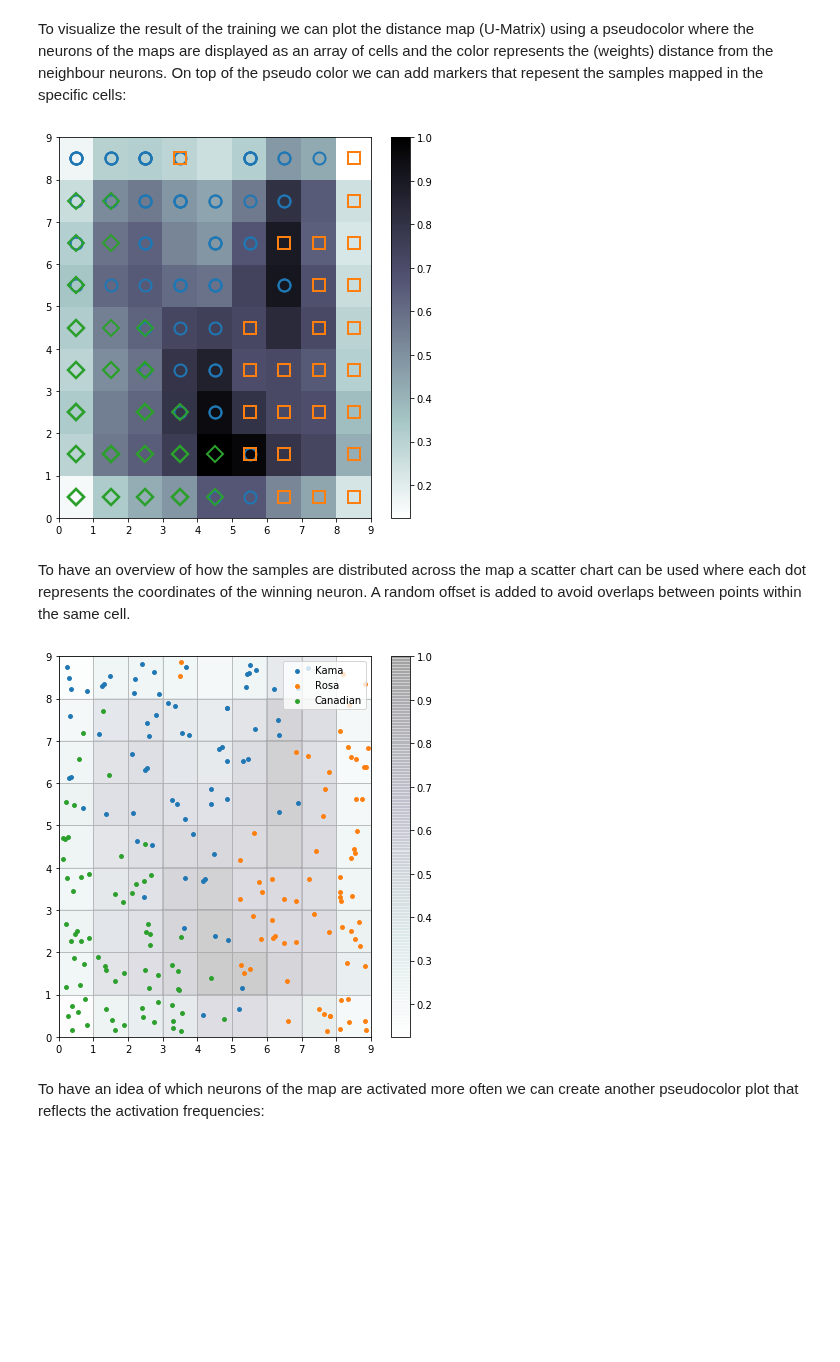
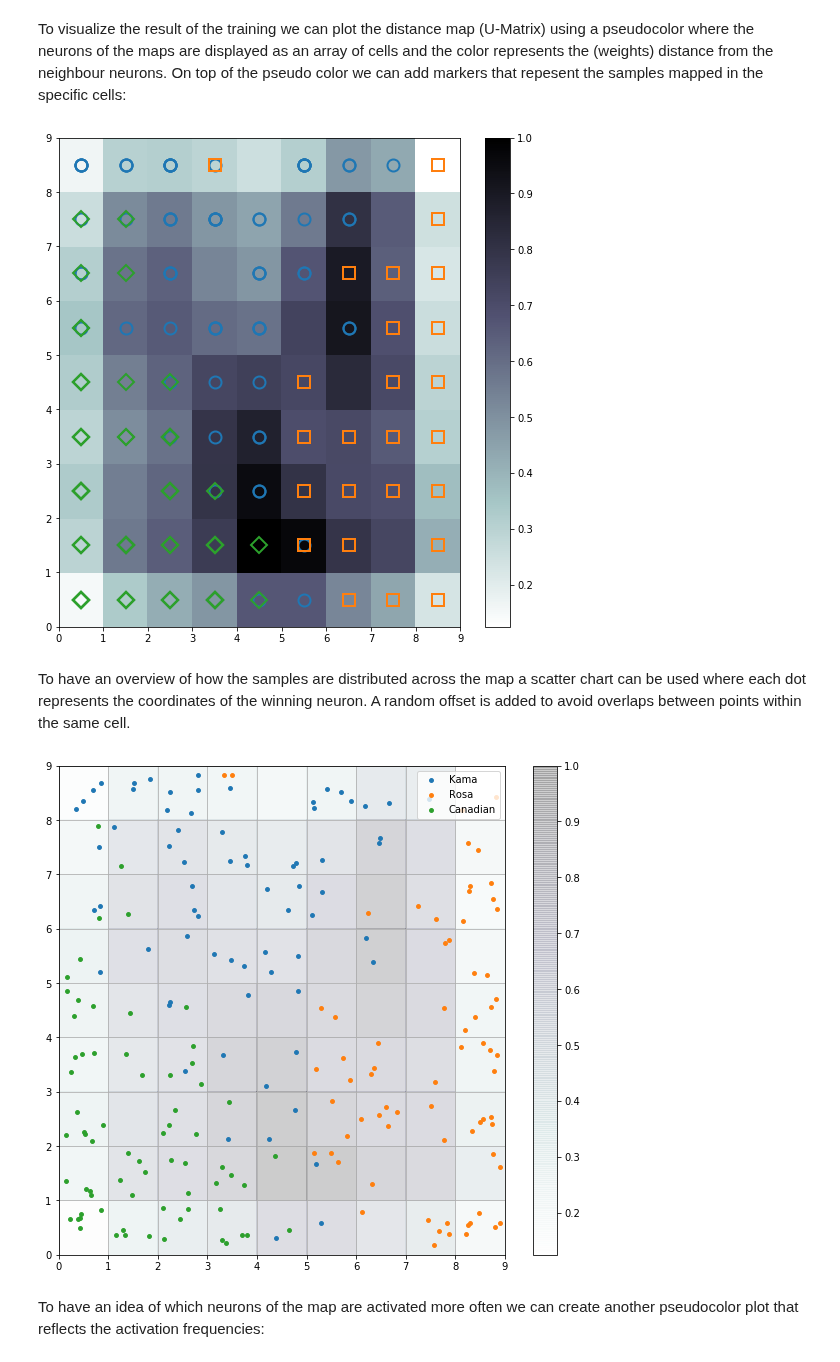
Before and after one commit to JustGlowing/minisom, a Jupyter notebook: examples/BasicUsage.ipynb, the cells around one changed output. Saved outputs shown, nothing was run; the diff lists cells and outputs as text; code cells hidden in the pictures; blank space fills up the shorter version.

Commit message:
main chart resize

```diff
--- a/examples/BasicUsage.ipynb
+++ b/examples/BasicUsage.ipynb
@@ -40,7 +40,7 @@ To visualize the result of the training we can plot the distance map (U-Matrix)
 import matplotlib.pyplot as plt
 %matplotlib inline
 
-plt.figure(figsize=(7, 7))
+plt.figure(figsize=(9, 9))
 
 plt.pcolor(som.distance_map().T, cmap='bone_r')  # plotting the distance map as background
 plt.colorbar()
@@ -57,29 +57,29 @@ for cnt, xx in enumerate(data):
 
 plt.show()
 # %% [output]
-[figure, old version]
+[figure, new version]
 # %% [markdown]
 To have an overview of how the samples are distributed across the map a scatter chart can be used where each dot represents the coordinates of the winning neuron. A random offset is added to avoid overlaps between points within the same cell.
 # %%
 w_x, w_y = zip(*[som.winner(d) for d in data])
 w_x = np.array(w_x)
 w_y = np.array(w_y)
 
-plt.figure(figsize=(7, 7))
+plt.figure(figsize=(10, 9))
 plt.pcolor(som.distance_map().T, cmap='bone_r', alpha=.2)
 plt.colorbar()
 
 for c in np.unique(target):
     idx_target = target==c
     plt.scatter(w_x[idx_target]+.5+(np.random.rand(np.sum(idx_target))-.5)*.8,
                 w_y[idx_target]+.5+(np.random.rand(np.sum(idx_target))-.5)*.8,
                 s=15, c=colors[c-1], label=label_names[c])
 plt.legend(loc='upper right')
 plt.grid()
 plt.savefig('resulting_images/som_seed.png')
 plt.show()
 # %% [output]
-[figure, old version]
+[figure, new version]
 # %% [markdown]
 To have an idea of which neurons of the map are activated more often we can create another pseudocolor plot that reflects the activation frequencies:
 # %%
```
Also changed, not shown: 1 other file.
